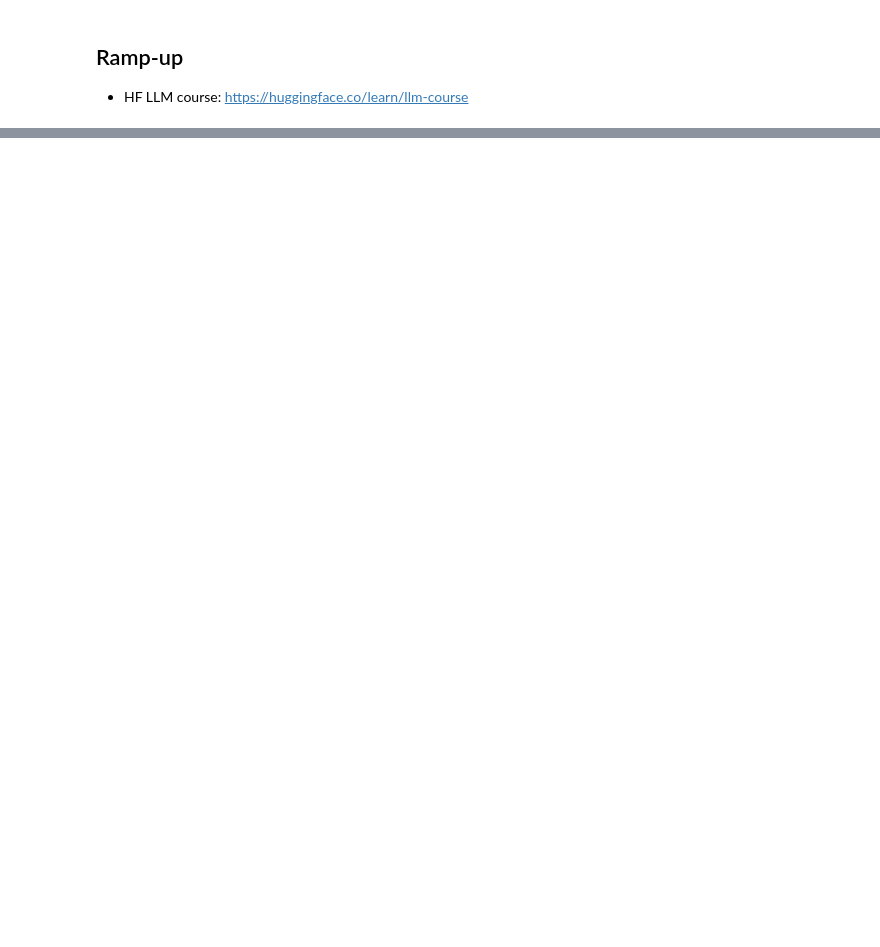
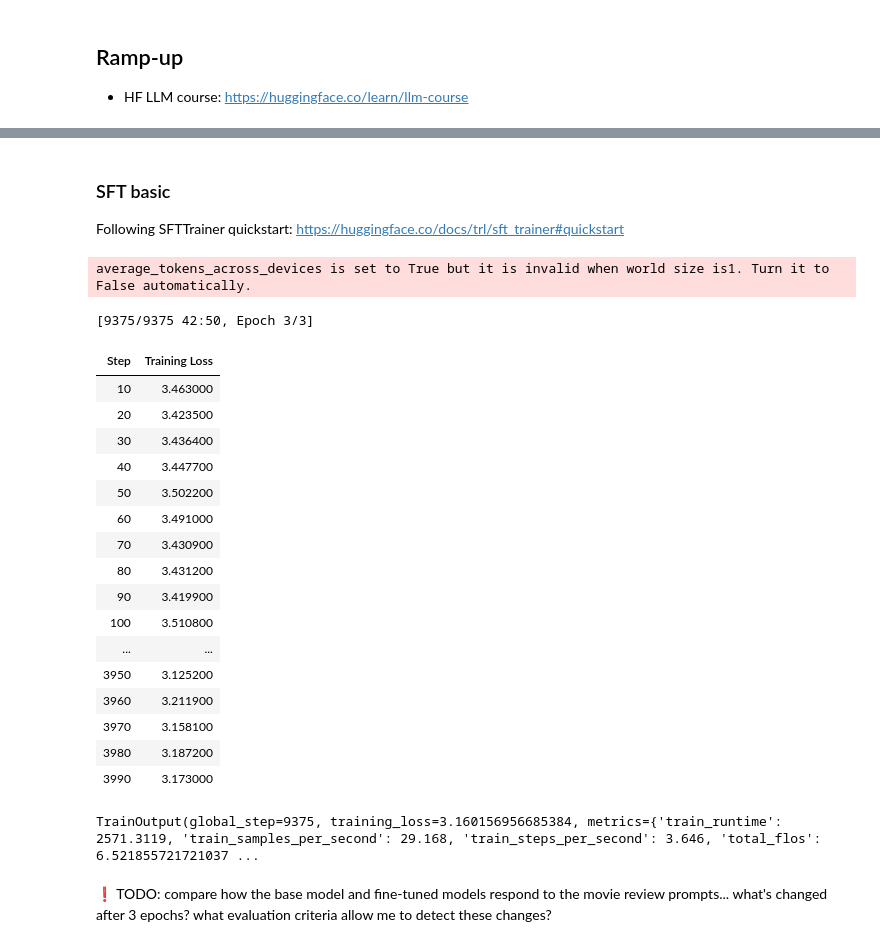
Before and after one commit to auto-d/forklift, a Jupyter notebook: notebooks/experimentation.ipynb, the cells around one changed output, grey strips where cells are left out. Saved outputs shown, nothing was run; the diff lists cells and outputs as text; code cells hidden in the pictures; blank space fills up the shorter version.

```diff
--- a/notebooks/experimentation.ipynb
+++ b/notebooks/experimentation.ipynb
@@ -22,0 +174,4 @@ RuntimeError: isin_Tensor_Tensor_out only works on floating types on MPS for pre
+# %% [markdown]
+### SFT basic
+
+Following SFTTrainer quickstart: https://huggingface.co/docs/trl/sft_trainer#quickstart
@@ -22,0 +181,37 @@ RuntimeError: isin_Tensor_Tensor_out only works on floating types on MPS for pre
+# %%
+dataset = load_dataset("stanfordnlp/imdb", split="train")
+# %%
+training_args = SFTConfig(
+    max_length=512,
+    output_dir="/tmp"
+)
+# %% [output]
+average_tokens_across_devices is set to True but it is invalid when world size is1. Turn it to False automatically.
+# %%
+trainer = SFTTrainer(
+    "facebook/opt-350m",
+    train_dataset=dataset,
+    args=training_args,
+)
+# %%
+trainer.train()
+# %% [output]
+[9375/9375 42:50, Epoch 3/3]
+| Step | Training Loss |
+| 10 | 3.463000 |
+| 20 | 3.423500 |
+| 30 | 3.436400 |
+| 40 | 3.447700 |
+| 50 | 3.502200 |
+| 60 | 3.491000 |
+| 70 | 3.430900 |
+| 80 | 3.431200 |
+| 90 | 3.419900 |
+| 100 | 3.510800 |
+| ... | ... |
+| 3950 | 3.125200 |
+| 3960 | 3.211900 |
+| 3970 | 3.158100 |
+| 3980 | 3.187200 |
+| 3990 | 3.173000 |
+TrainOutput(global_step=9375, training_loss=3.160156956685384, metrics={'train_runtime': 2571.3119, 'train_samples_per_second': 29.168, 'train_steps_per_second': 3.646, 'total_flos': 6.521855721721037 ...
@@ -22,0 +221,2 @@ RuntimeError: isin_Tensor_Tensor_out only works on floating types on MPS for pre
+# %% [markdown]
+❗ TODO: compare how the base model and fine-tuned models respond to the movie review prompts... what's changed after 3 epochs? what evaluation criteria allow me to detect these changes?
```
Also changed, not shown: parts of 37 cells of this notebook.
